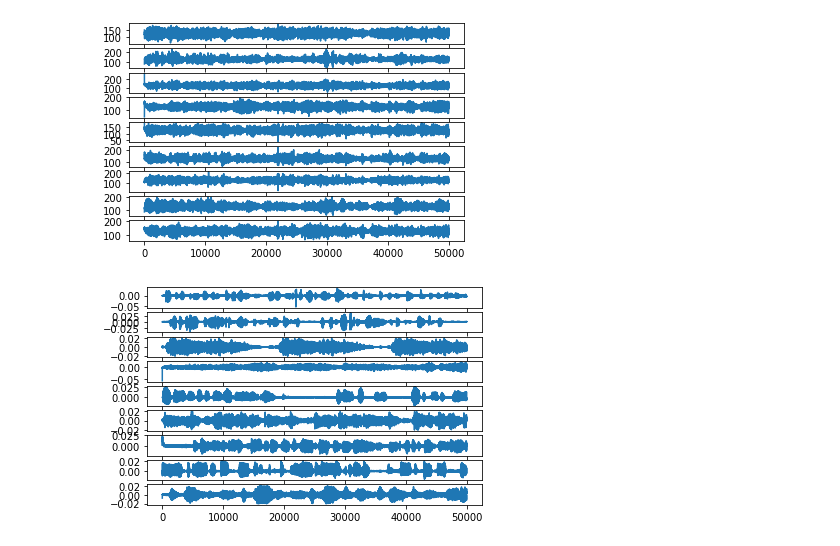
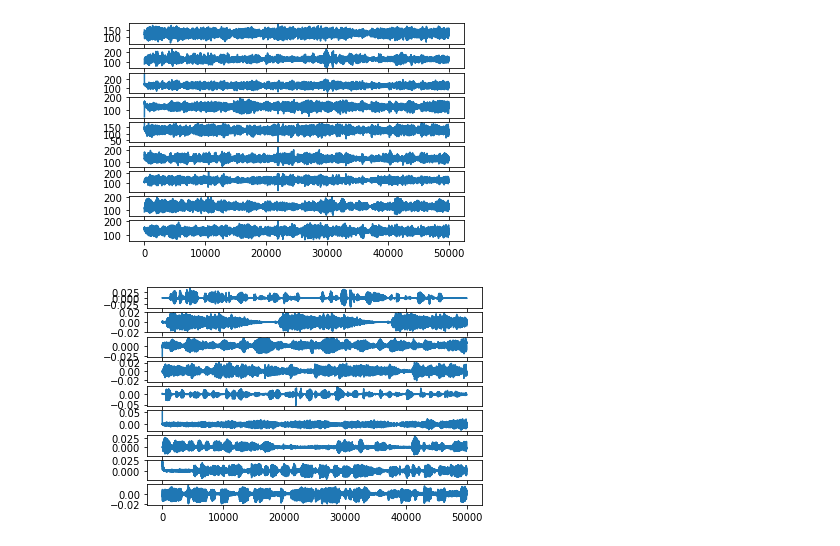
Before and after one commit to hbenbel/FastICA, a Jupyter notebook: FastICA.ipynb, the cells around one changed output. Saved outputs shown, nothing was run; the diff lists cells and outputs as text; code cells hidden in the pictures.

```diff
--- a/FastICA.ipynb
+++ b/FastICA.ipynb
@@ -8,7 +8,7 @@ import os
 def loadData(dataPath, nsources=9, size=50000, ncomponents=9):
     data = np.empty((nsources, size), np.float32)
 
-    for i in range(9):
+    for i in range(nsources):
         fs, data[i,:] = wavfile.read(os.path.join(dataPath, 'mix') + str(i+1) + '.wav')
 
     return fs, data
@@ -75,37 +75,37 @@ def fastICA(X, C):
     X = whitenMatrix(X)
 
     W = np.zeros((N, C))
-    for i in range(N):
-        wp = np.random.rand(1, C)
+    for i in range(C):
+        wp = np.random.rand(1, N)
         while(1):
             old_wp = wp
             wp = oneUnit(X, wp)
             wp = orthogonolize(W, wp, i)
             wp = normalize(wp)
 
             if(diff(old_wp, wp) == 0):
                 W[i,:] = wp
                 break
 
     return W @ X
 
 
 dataPath = ""  # path to the folder containing the mix audio sounds
 saveDataPath = ""  # path to the folder that will contain the results of the fastICA
 
 if not os.path.exists(dataPath):
     os.makedirs(dataPath)
 
 if not os.path.exists(saveDataPath):
     os.makedirs(saveDataPath)
 
 fs, X = loadData(dataPath)
 displayData(X)
 
 S = fastICA(X, 9)
 displayData(S)
 
 saveData(saveDataPath, fs, S)
 # %% [output]
 [figure]
-[figure, old version]
+[figure, new version]
```
